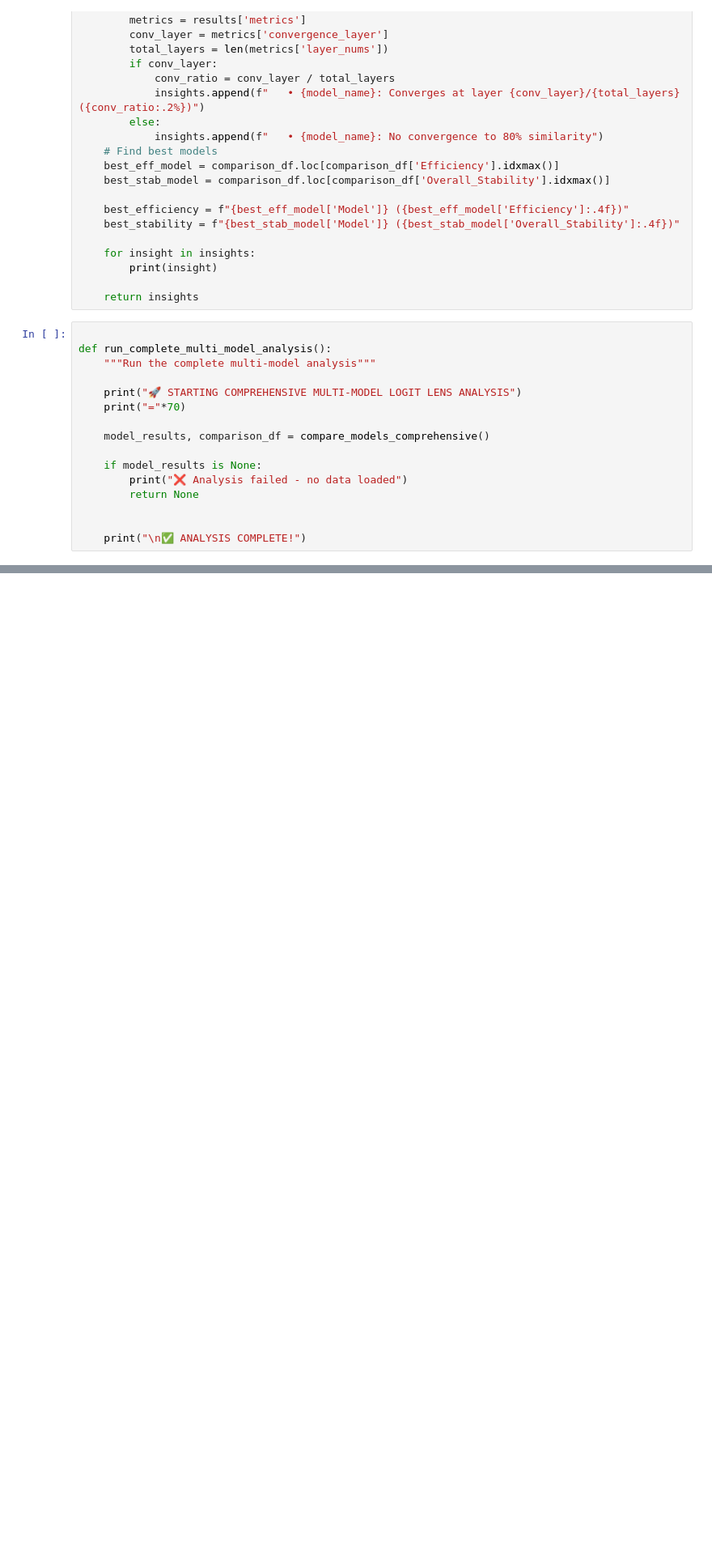
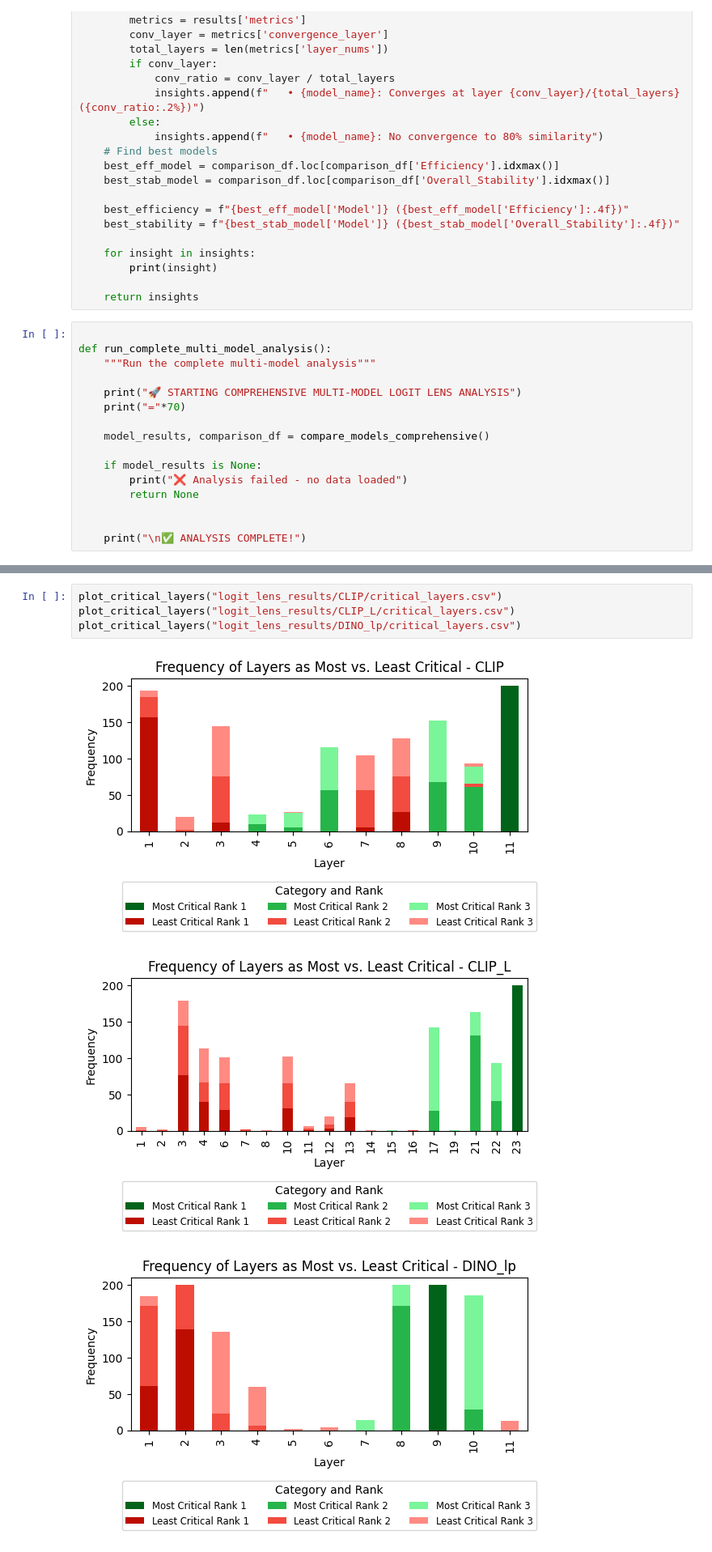
Before and after one commit to kaminskaz/wb-projekt, a Jupyter notebook: notebooks/results_analysis.ipynb, the cells around one changed output, grey strips where cells are left out. Shown at 81% size. Drawn from its saved outputs; the diff is of its cells as text; blank space fills up the shorter version.

Commit message:
results analysis continue

```diff
--- a/notebooks/results_analysis.ipynb
+++ b/notebooks/results_analysis.ipynb
@@ -526,0 +651,8 @@ DINO_lp          12      0.3378            0.9894                  9
+# %%
+plot_critical_layers("logit_lens_results/CLIP/critical_layers.csv")
+plot_critical_layers("logit_lens_results/CLIP_L/critical_layers.csv")
+plot_critical_layers("logit_lens_results/DINO_lp/critical_layers.csv")
+# %% [output]
+[figure, added]
+[figure, added]
+[figure, added]
```
Also changed, not shown: parts of 30 cells of this notebook, 3 other files.
